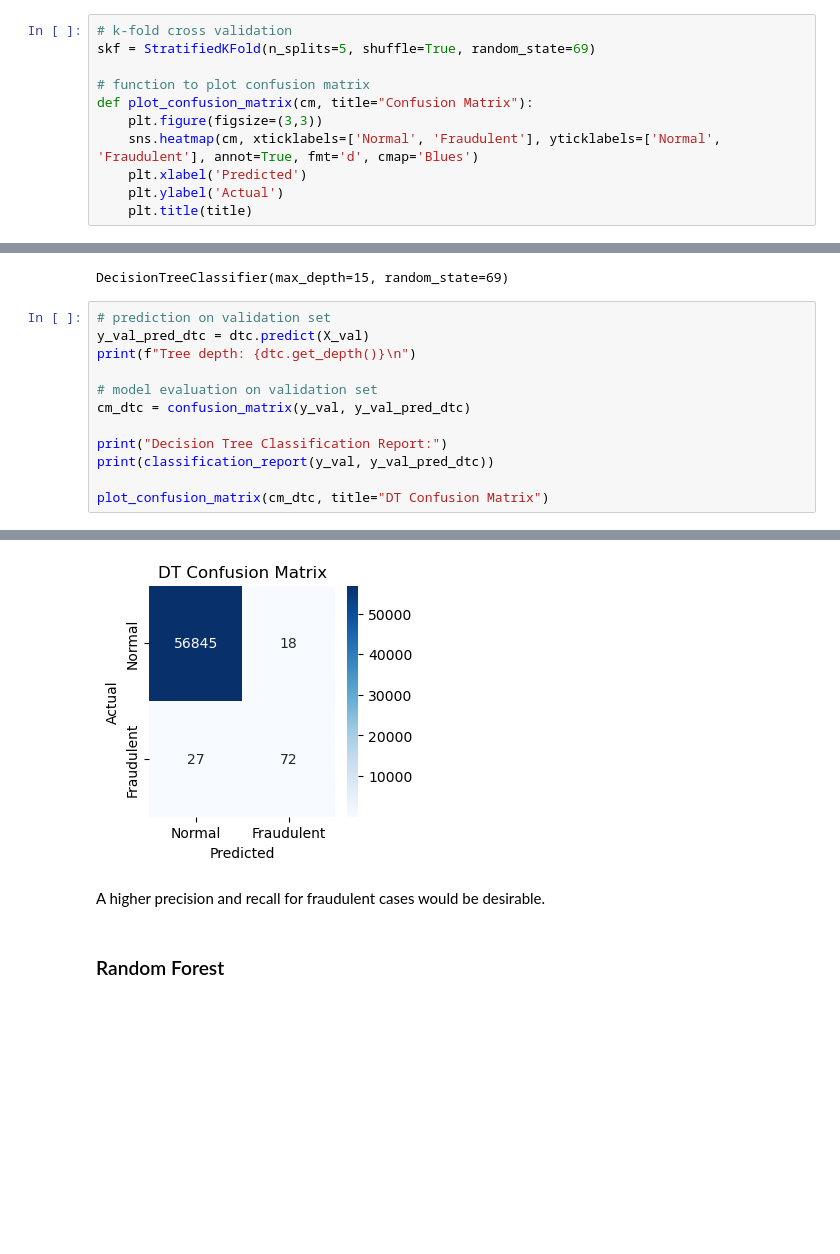
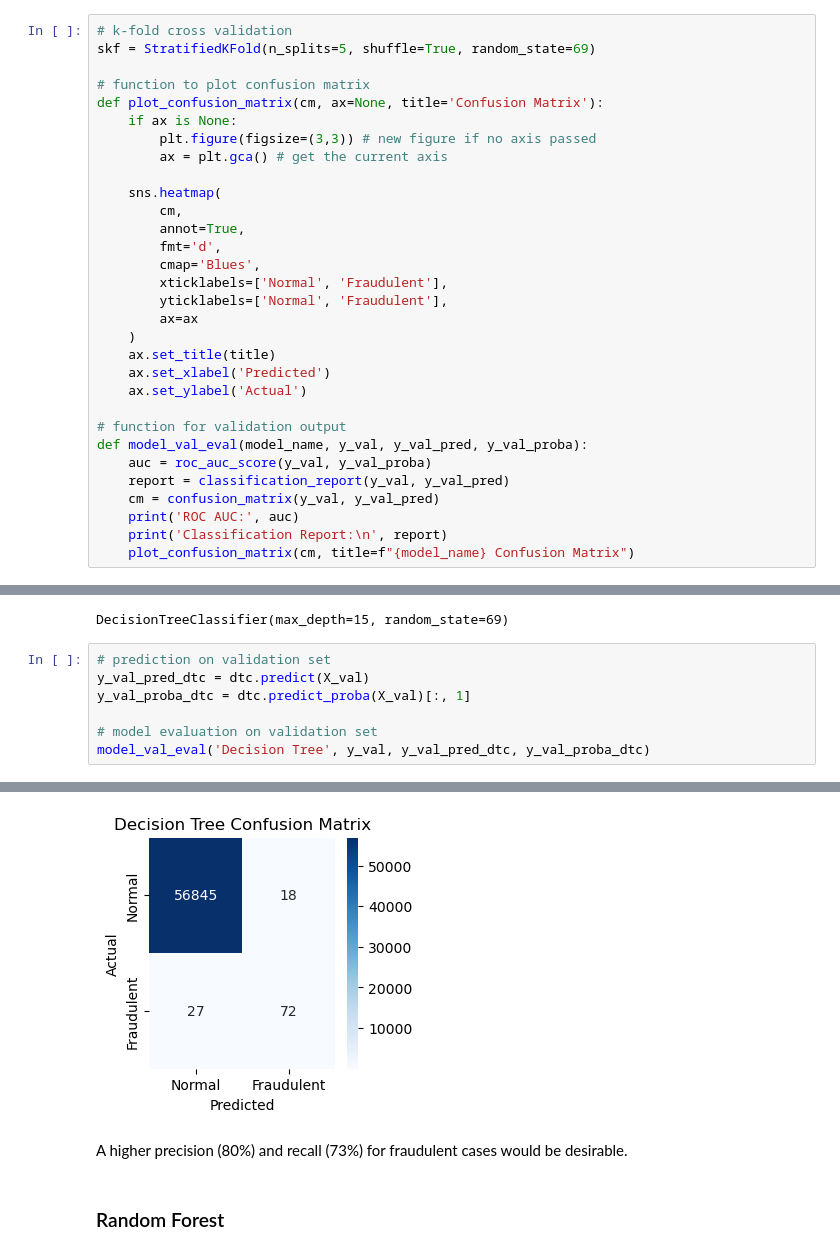
Before and after one commit to cedrickeller-cmd/financial-transactions-fraud-detection, a Jupyter notebook: random_forest.ipynb, the cells around one changed output, grey strips where cells are left out. Drawn from its saved outputs; the diff is of its cells as text; blank space fills up the shorter version.

Commit message:
improved hyperparameter tuning, added more interpretation, defined some functions

```diff
--- a/random_forest.ipynb
+++ b/random_forest.ipynb
@@ -60,10 +59,30 @@ ccdata = pd.concat([df1, df2], ignore_index=True)
 skf = StratifiedKFold(n_splits=5, shuffle=True, random_state=69)
 
 # function to plot confusion matrix
-def plot_confusion_matrix(cm, title="Confusion Matrix"):
-    plt.figure(figsize=(3,3))
-    sns.heatmap(cm, xticklabels=['Normal', 'Fraudulent'], yticklabels=['Normal', 'Fraudulent'], annot=True, fmt='d', cmap='Blues')
-    plt.xlabel('Predicted')
-    plt.ylabel('Actual')
-    plt.title(title)
+def plot_confusion_matrix(cm, ax=None, title='Confusion Matrix'):
+    if ax is None:
+        plt.figure(figsize=(3,3)) # new figure if no axis passed
+        ax = plt.gca() # get the current axis
+
+    sns.heatmap(
+        cm,
+        annot=True,
+        fmt='d',
+        cmap='Blues',
+        xticklabels=['Normal', 'Fraudulent'],
+        yticklabels=['Normal', 'Fraudulent'],
+        ax=ax
+    )
+    ax.set_title(title)
+    ax.set_xlabel('Predicted')
+    ax.set_ylabel('Actual')
+
+# function for validation output
+def model_val_eval(model_name, y_val, y_val_pred, y_val_proba):
+    auc = roc_auc_score(y_val, y_val_proba)
+    report = classification_report(y_val, y_val_pred)
+    cm = confusion_matrix(y_val, y_val_pred)
+    print('ROC AUC:', auc)
+    print('Classification Report:\n', report)
+    plot_confusion_matrix(cm, title=f"{model_name} Confusion Matrix")
 # %% [markdown]
@@ -94,13 +115,8 @@ DecisionTreeClassifier(max_depth=15, random_state=69)
 # %%
 # prediction on validation set
 y_val_pred_dtc = dtc.predict(X_val)
-print(f"Tree depth: {dtc.get_depth()}\n")
+y_val_proba_dtc = dtc.predict_proba(X_val)[:, 1]
 
 # model evaluation on validation set
-cm_dtc = confusion_matrix(y_val, y_val_pred_dtc)
-
-print("Decision Tree Classification Report:")
-print(classification_report(y_val, y_val_pred_dtc))
-
-plot_confusion_matrix(cm_dtc, title="DT Confusion Matrix")
+model_val_eval('Decision Tree', y_val, y_val_pred_dtc, y_val_proba_dtc)
 # %% [output]
@@ -111,13 +126,13 @@ Decision Tree Classification Report:
 
            0       1.00      1.00      1.00     56863
            1       0.80      0.73      0.76        99
 
     accuracy                           1.00     56962
    macro avg       0.90      0.86      0.88     56962
 weighted avg       1.00      1.00      1.00     56962
-[figure, old version]
+[figure, new version]
 # %% [markdown]
-A higher precision and recall for fraudulent cases would be desirable.
+A higher precision (80%) and recall (73%) for fraudulent cases would be desirable.
 # %% [markdown]
 ### Random Forest
 # %% [markdown]
```
Also changed, not shown: parts of 39 cells of this notebook.
